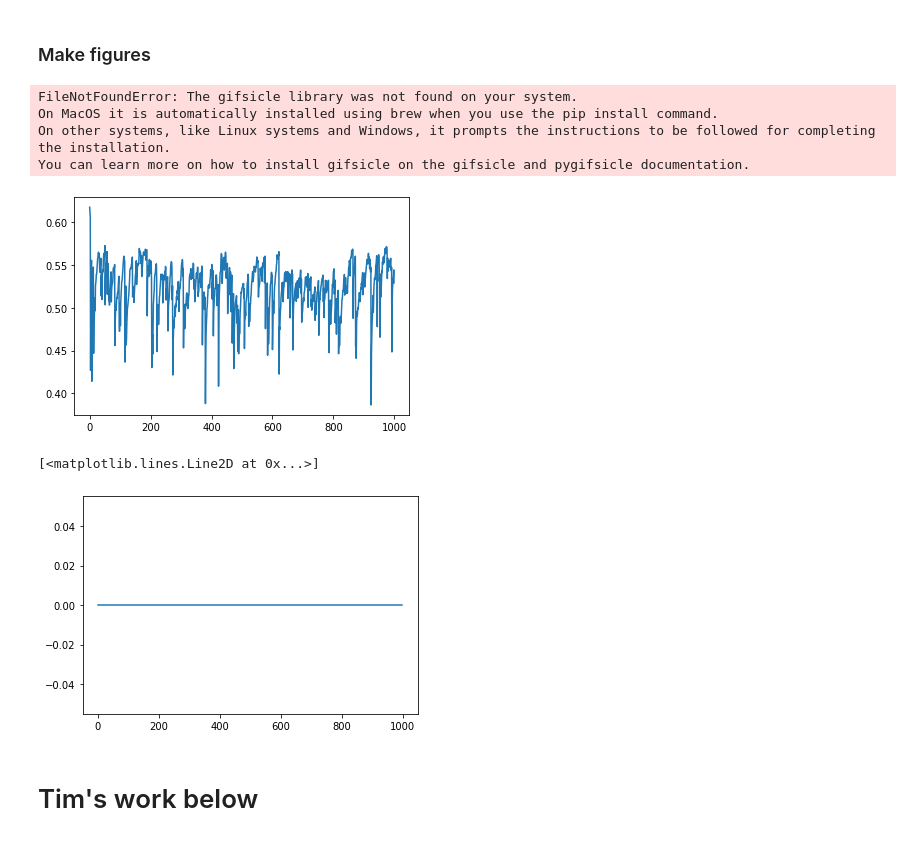
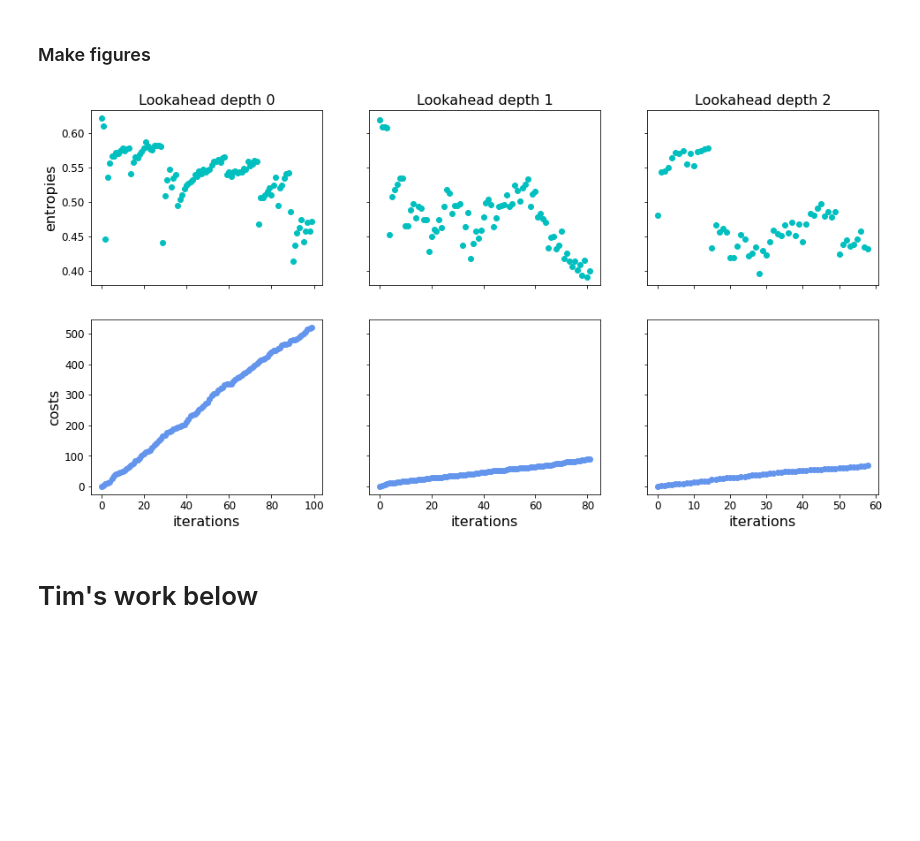
Before and after one commit to playertr/SDM_project, a Jupyter notebook: particle_filter_example.ipynb, the cells around one changed output. Cells and saved outputs as stored; diff of their text form; code cells hidden in the pictures; blank space fills up the shorter version.

Commit message:
Plot stuff

```diff
--- a/particle_filter_example.ipynb
+++ b/particle_filter_example.ipynb
@@ -109,28 +108,47 @@ np.save(f"SDM sim costs - 3.7.2021 - lookahead_depth={lookahead_depth}, duration
 # %% [markdown]
 ### Make figures
 # %%
-lookahead_depth = 0
-gif_path = f"SDM gif - 3.7.2021 - lookahead_depth={lookahead_depth}.gif"
+lookahead_depth = 2
+gif_path = f"SDM gif slow - 3.7.2021 - lookahead_depth={lookahead_depth}.gif"
 image_dir = Path(f"SDM sim - 3.7.2021 - lookahead_depth={lookahead_depth}")
-with imageio.get_writer(gif_path, mode='I') as writer:
+with imageio.get_writer(gif_path, mode='I', fps=5) as writer:
     for image_path in image_dir.iterdir():
         writer.append_data(imageio.imread(image_path))
-# %% [output]
-FileNotFoundError: The gifsicle library was not found on your system.
-On MacOS it is automatically installed using brew when you use the pip install command.
-On other systems, like Linux systems and Windows, it prompts the instructions to be followed for completing the installation.
-You can learn more on how to install gifsicle on the gifsicle and pygifsicle documentation.
-# %%
-entropies_lookahead_depth_0 = np.load("SDM sim entropies - 3.6.2021 - lookahead_depth=0, duration=1228.91 sec.npy")
-costs_lookahead_depth_0 = np.load("SDM sim costs - 3.6.2021 - lookahead_depth=0, duration=1228.91 sec.npy")
-
-plt.plot(entropies_lookahead_depth_0)
-plt.show()
-plt.plot(costs_lookahead_depth_0)
-# %% [output]
-[figure, removed]
-[<matplotlib.lines.Line2D at 0x...>]
-[figure, removed]
+# %%
+entropies_lookahead_depth_0 = np.load("SDM sim entropies - 3.7.2021 - lookahead_depth=0, duration=83.45 sec.npy")
+entropies_lookahead_depth_1 = np.load("SDM sim entropies - 3.7.2021 - lookahead_depth=1, duration=394.70 sec.npy")
+entropies_lookahead_depth_2 = np.load("SDM sim entropies - 3.7.2021 - lookahead_depth=2, duration=7152.99 sec.npy")
+costs_lookahead_depth_0 = np.load("SDM sim costs - 3.7.2021 - lookahead_depth=0, duration=83.45 sec.npy")
+costs_lookahead_depth_1 = np.load("SDM sim costs - 3.7.2021 - lookahead_depth=1, duration=394.70 sec.npy")
+costs_lookahead_depth_2 = np.load("SDM sim costs - 3.7.2021 - lookahead_depth=2, duration=7152.99 sec.npy")
+
+costs_lookahead_depth_0 = np.cumsum(costs_lookahead_depth_0)
+costs_lookahead_depth_1 = np.cumsum(costs_lookahead_depth_1)
+costs_lookahead_depth_2 = np.cumsum(costs_lookahead_depth_2)
+
+fig, axs = plt.subplots(2, 3, sharex='col', sharey='row', figsize=(16, 8))
+# fig.suptitle("Entropies and Costs", fontsize=24)
+
+for col, ax in enumerate(axs[0]):
+    ax.set_title(f"Lookahead depth {col}", fontsize=16)
+    ax.tick_params(labelsize=12)
+for col, ax in enumerate(axs[1]):
+    ax.set_xlabel(f"iterations", fontsize=16)
+    ax.tick_params(labelsize=12)
+
+axs[0, 0].set_ylabel("entropies", rotation="vertical", fontsize=16)
+axs[1, 0].set_ylabel("costs", rotation="vertical", fontsize=16)
+
+axs[0, 0].plot(entropies_lookahead_depth_0, 'co')
+axs[0, 1].plot(entropies_lookahead_depth_1, 'co')
+axs[0, 2].plot(entropies_lookahead_depth_2, 'co')
+axs[1, 0].plot(costs_lookahead_depth_0, color='cornflowerblue', marker='o')
+axs[1, 1].plot(costs_lookahead_depth_1, color='cornflowerblue', marker='o')
+axs[1, 2].plot(costs_lookahead_depth_2, color='cornflowerblue', marker='o')
+
+fig.savefig(f"SDM composite panel of entropy and cost.png")
+# %% [output]
+[figure, added]
 # %% [markdown]
 # Tim's work below
 # %%
```
Also changed, not shown: parts of 2 cells of this notebook, 1 other file.
